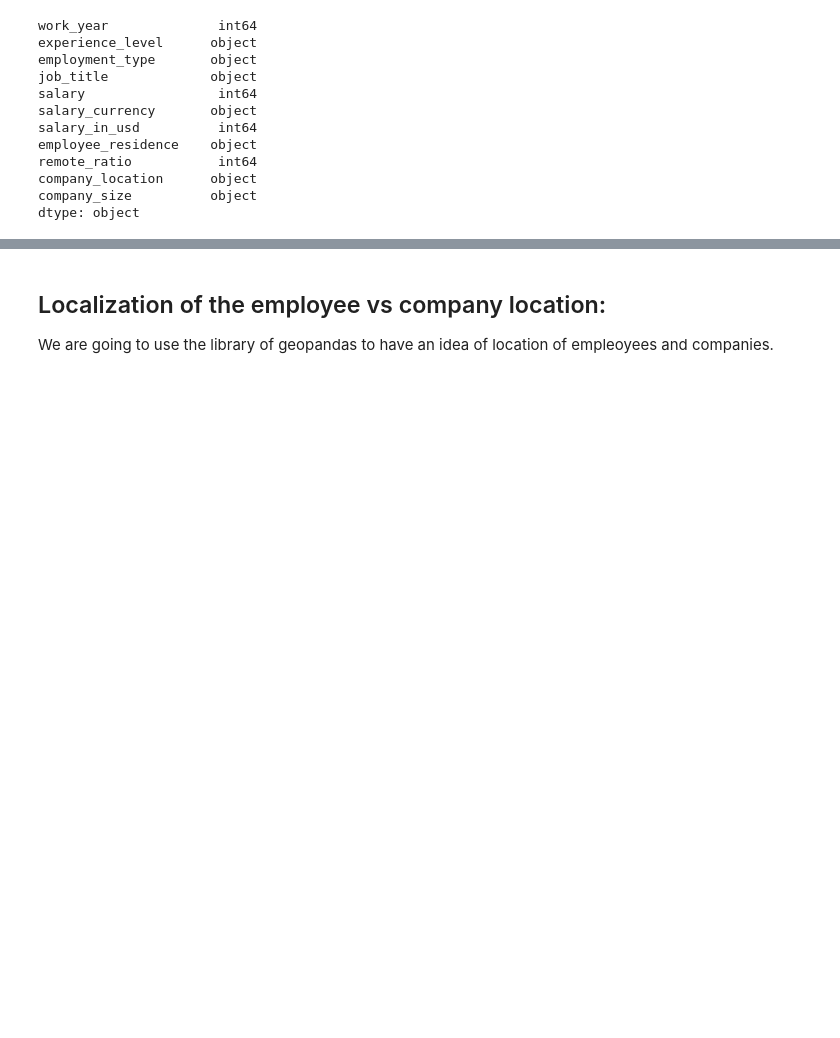
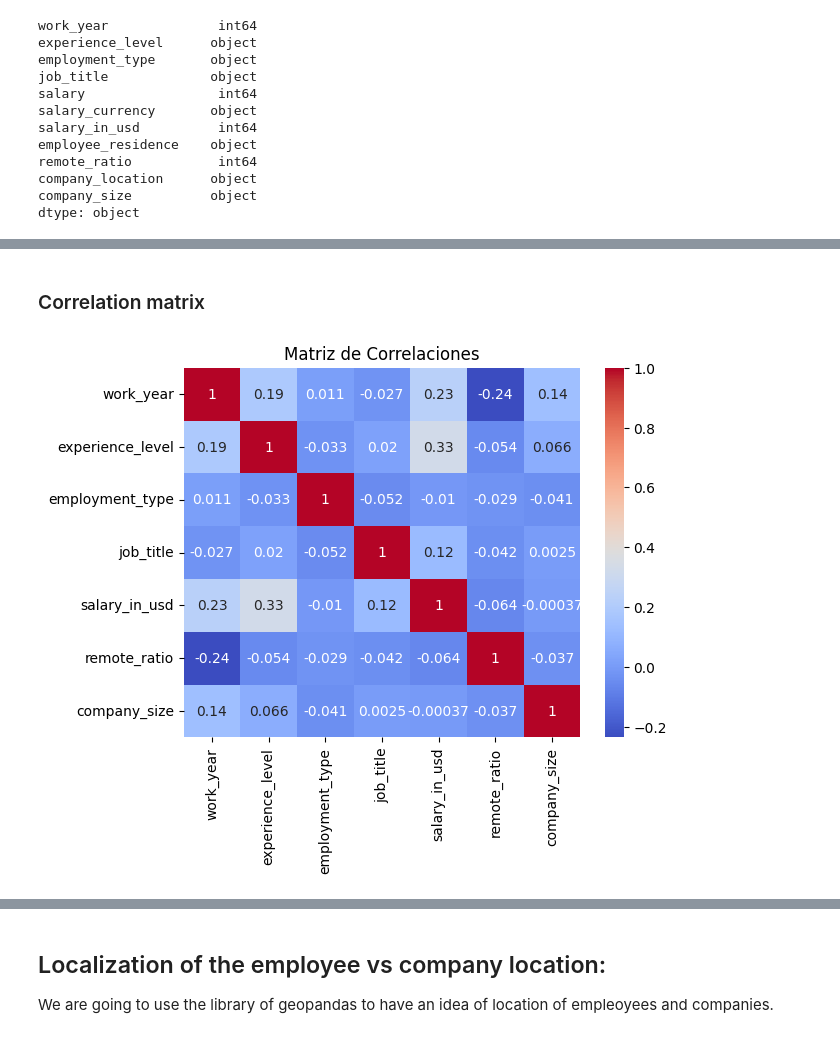
Before and after one commit to santiloc-hub/Data-Science-Salary-Analisis, a Jupyter notebook: Main.ipynb, the cells around one changed output, grey strips where cells are left out. Saved outputs shown, nothing was run; the diff lists cells and outputs as text; code cells hidden in the pictures; blank space fills up the shorter version.

Commit message:
EDA analysis and Correlation Matrix

```diff
--- a/Main.ipynb
+++ b/Main.ipynb
@@ -63,0 +151,3 @@ dtype: object
+# %%
+New_data=Data.drop('salary_currency',axis=1,inplace=False)
+New_data.drop('salary',axis=1,inplace=True)
@@ -63,0 +156,2 @@ dtype: object
+# %%
+New_data.drop(['company_location','employee_residence'],axis=1,inplace=True)
@@ -63,0 +181,7 @@ dtype: object
+# %%
+data_encoded=New_data
+data_encoded['experience_level']=LabelEncoder().fit_transform(data_encoded['experience_level'])
+data_encoded['employment_type']=LabelEncoder().fit_transform(data_encoded['employment_type'])
+data_encoded['job_title']=LabelEncoder().fit_transform(data_encoded['job_title'])
+data_encoded['company_size']=LabelEncoder().fit_transform(data_encoded['company_size'])
+data_encoded.head()
@@ -63,0 +195,9 @@ dtype: object
+# %% [markdown]
+### Correlation matrix
+# %%
+Correlation_matrix=data_encoded.corr()
+sns.heatmap(Correlation_matrix,annot=True,cmap='coolwarm')
+plt.title('Matriz de Correlaciones')
+plt.show()
+# %% [output]
+[figure, added]
```
Also changed, not shown: parts of 27 cells of this notebook.
